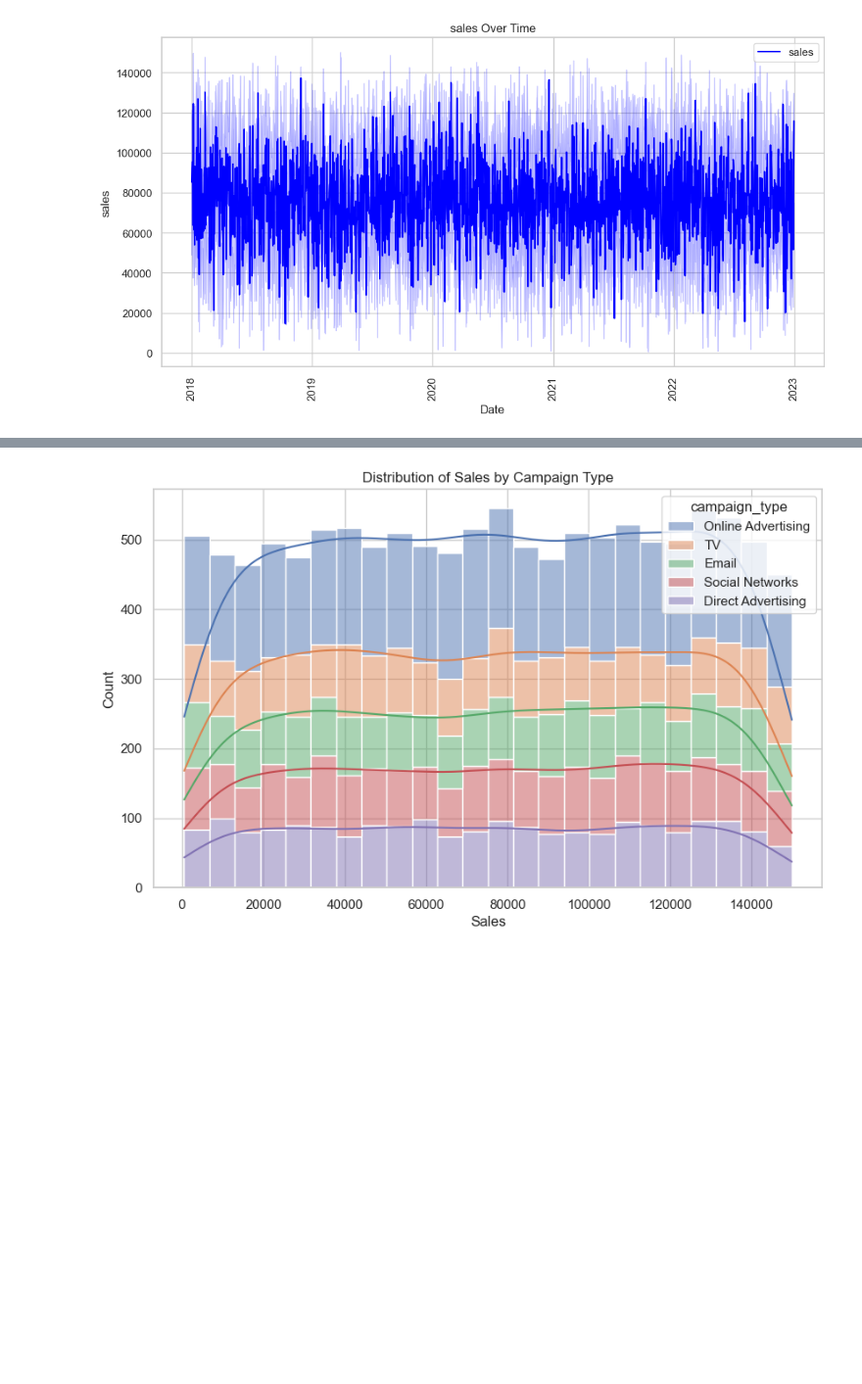
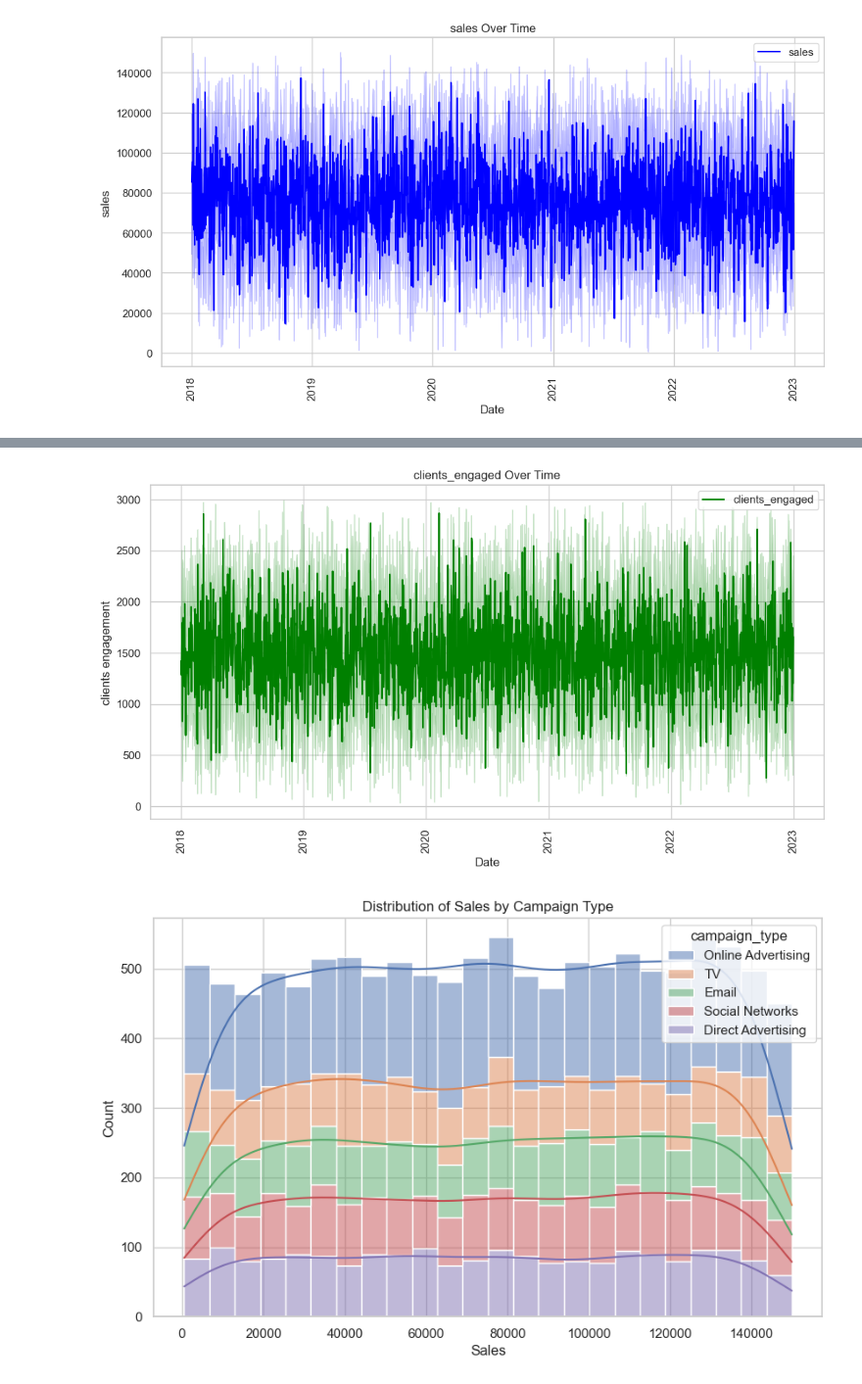
Before and after one commit to OUM124/Analysis-of-the-Campaign-Marketing, a Jupyter notebook: part1.ipynb, the cells around one changed output, grey strips where cells are left out. Shown at 98% size. Saved outputs shown, nothing was run; the diff lists cells and outputs as text; code cells hidden in the pictures; blank space fills up the shorter version.

```diff
--- a/part1.ipynb
+++ b/part1.ipynb
@@ -531,3 +545,15 @@ plt.show()
+# %%
+sns.set(style="whitegrid")
+plt.figure(figsize=(12, 6))
+sns.lineplot(data=df, x='date', y='clients_engaged', label='clients_engaged', color='green')
+# Adding labels and title
+plt.xlabel('Date')
+plt.ylabel('clients engagement')
+plt.title('clients_engaged Over Time')
+plt.xticks(rotation=90)
+plt.show()
+# %% [output]
+[figure, added]
 # %%
 data.drop(columns='year',axis=1,inplace=True)
 # %%
```
Also changed, not shown: parts of 5 cells of this notebook.
